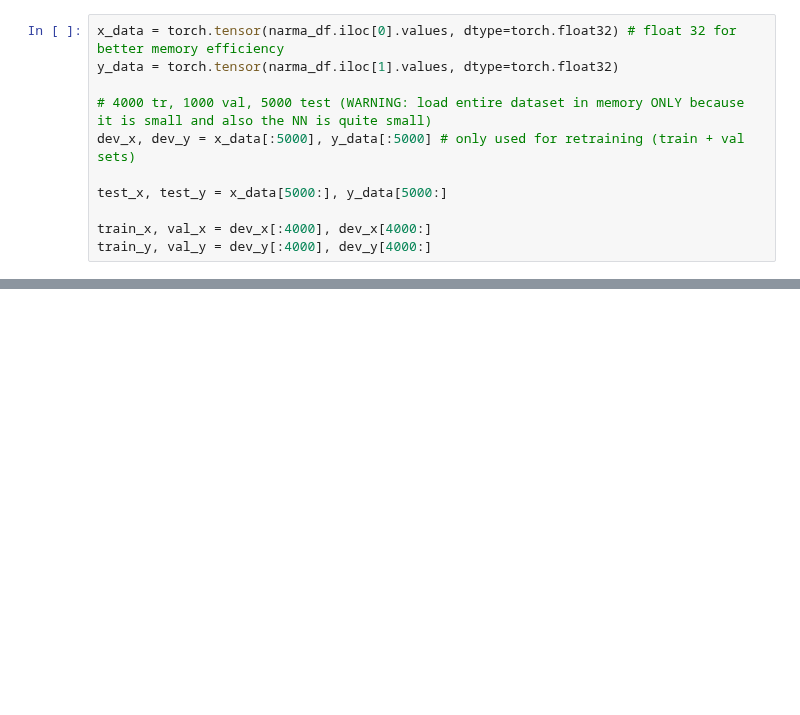
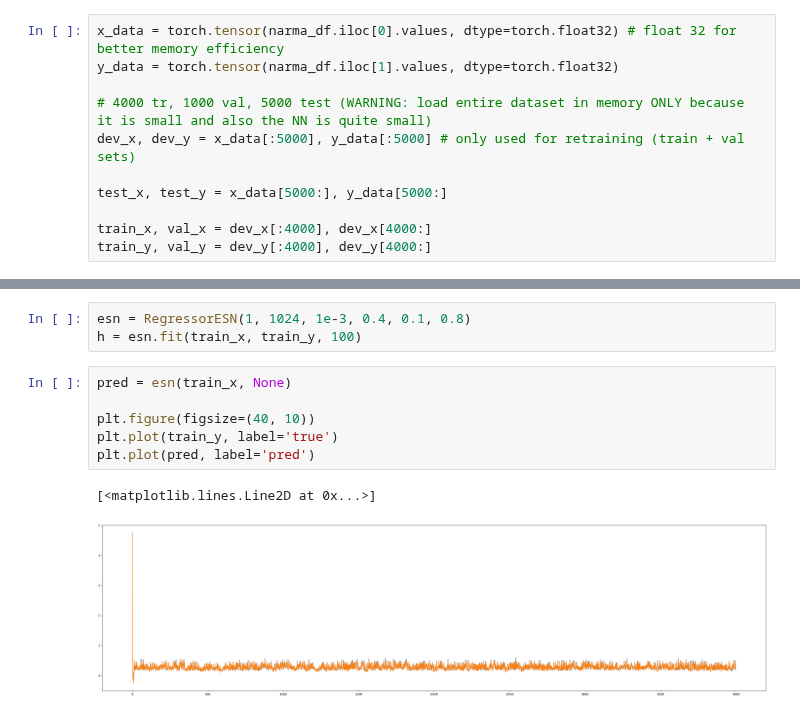
Before and after one commit to JacopoRaffi/CNS_Assignments, a Jupyter notebook: LAB3/LAB3_2/main.ipynb, the cells around one changed output, grey strips where cells are left out. Cells and saved outputs as stored; diff of their text form; blank space fills up the shorter version.

```diff
--- a/LAB3/LAB3_2/main.ipynb
+++ b/LAB3/LAB3_2/main.ipynb
@@ -115,0 +70,12 @@ df_results.sort_values(by='train_mse_mean', ascending=True).head(10)
+# %%
+esn = RegressorESN(1, 1024, 1e-3, 0.4, 0.1, 0.8)
+h = esn.fit(train_x, train_y, 100)
+# %%
+pred = esn(train_x, None)
+
+plt.figure(figsize=(40, 10))
+plt.plot(train_y, label='true')
+plt.plot(pred, label='pred')
+# %% [output]
+[<matplotlib.lines.Line2D at 0x...>]
+[figure, added]
```
Also changed, not shown: parts of 7 cells of this notebook, 1 other file.
